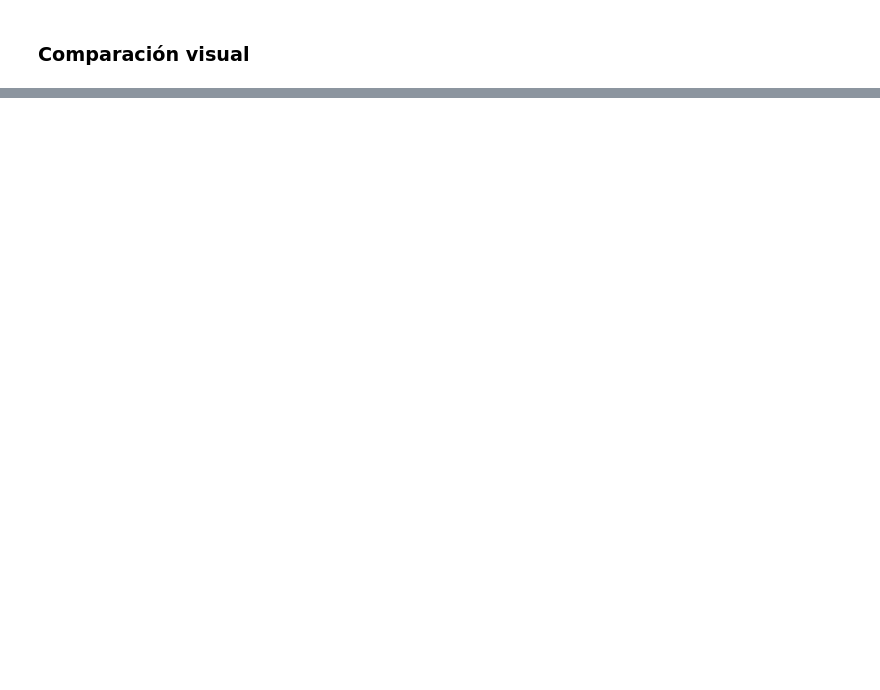
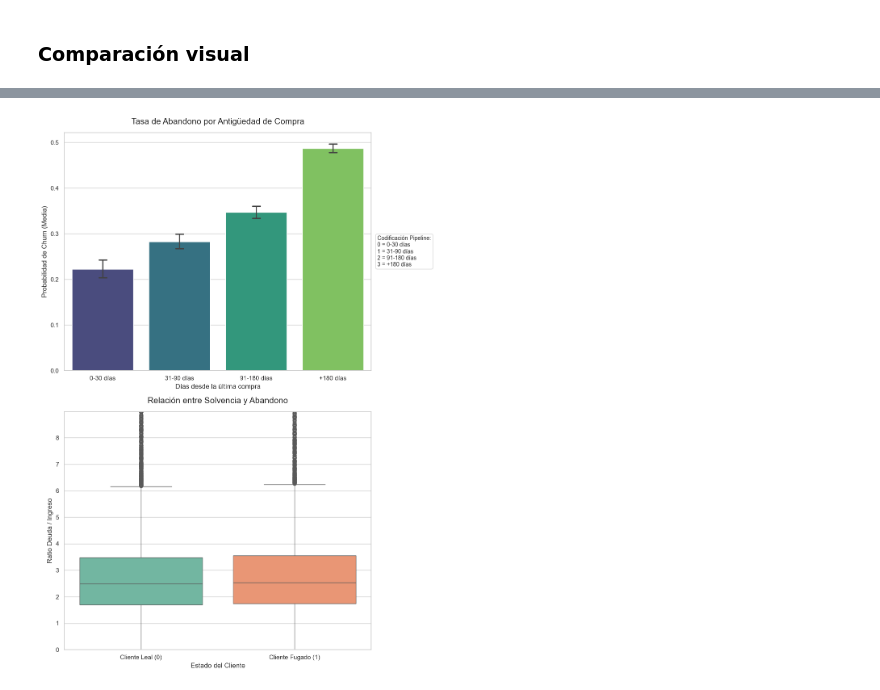
Before and after one commit to francarrascoo/Programacion-para-la-ciencia-de-datos, a Jupyter notebook: notebooks/notebook.ipynb, the cells around one changed output, grey strips where cells are left out. Drawn from its saved outputs; the diff is of its cells as text; code cells hidden in the pictures; blank space fills up the shorter version.

```diff
--- a/notebooks/notebook.ipynb
+++ b/notebooks/notebook.ipynb
@@ -765,0 +655,74 @@ plt.tight_layout()
+# %%
+# 1. Preparar los datos para el gráfico
+df_graficos = data_sin_duplicados.copy()
+
+if 'antiguedad_ultima_compra' not in df_graficos.columns:
+    df_graficos['antiguedad_ultima_compra'] = pd.cut(
+        df_graficos['ultima_compra_dias'],
+        bins=[-np.inf, 30, 90, 180, np.inf],
+        labels=["0-30 días", "31-90 días", "91-180 días", "+180 días"]
+    )
+
+if 'ratio_deuda_ingreso' not in df_graficos.columns:
+    df_graficos['ratio_deuda_ingreso'] = df_graficos['deuda_total'] / (df_graficos['ingreso_mensual'] + 1e-9)
+
+# 2. Configuración del lienzo
+fig, axes = plt.subplots(2, 1, figsize=(10, 14))
+sns.set_theme(style="whitegrid")
+
+# --- GRÁFICO 1: Antigüedad de Compra ---
+# Corrección: Asignamos x a hue y desactivamos la leyenda para evitar el FutureWarning
+ax1 = sns.barplot(
+    x="antiguedad_ultima_compra",
+    y="abandono",
+    data=df_graficos,
+    hue="antiguedad_ultima_compra",
+    legend=False,
+    palette="viridis",
+    capsize=.1,
+    ax=axes[0]
+)
+
+leyenda_cods = (
+    "Codificación Pipeline:\n"
+    "0 = 0-30 días\n"
+    "1 = 31-90 días\n"
+    "2 = 91-180 días\n"
+    "3 = +180 días"
+)
+axes[0].text(1.02, 0.5, leyenda_cods, transform=axes[0].transAxes,
+             fontsize=10, verticalalignment='center',
+             bbox=dict(boxstyle='round', facecolor='white', alpha=0.9, edgecolor='lightgray'))
+
+axes[0].set_title("Tasa de Abandono por Antigüedad de Compra", fontsize=15, pad=15)
+axes[0].set_ylabel("Probabilidad de Churn (Media)", fontsize=12)
+axes[0].set_xlabel("Días desde la última compra", fontsize=12)
+
+
+# --- GRÁFICO 2: Solvencia ---
+# Corrección: Asignamos x a hue y desactivamos la leyenda
+ax2 = sns.boxplot(
+    x="abandono",
+    y="ratio_deuda_ingreso",
+    data=df_graficos,
+    hue="abandono",
+    legend=False,
+    palette="Set2",
+    ax=axes[1]
+)
+
+# Corrección para set_xticklabels: Definimos los ticks primero para evitar el UserWarning
+axes[1].set_xticks([0, 1])
+axes[1].set_xticklabels(["Cliente Leal (0)", "Cliente Fugado (1)"], fontsize=11)
+
+axes[1].set_title("Relación entre Solvencia y Abandono", fontsize=15, pad=15)
+axes[1].set_ylabel("Ratio Deuda / Ingreso", fontsize=12)
+axes[1].set_xlabel("Estado del Cliente", fontsize=12)
+
+axes[1].set_ylim(0, df_graficos['ratio_deuda_ingreso'].quantile(0.98))
+
+plt.tight_layout()
+guardar_grafico(fig, "analisis_churn_antiguedad_solvencia", "reportes")
+plt.show()
+# %% [output]
+[figure, added]
```
Also changed, not shown: parts of 48 cells of this notebook, 9 other files.
